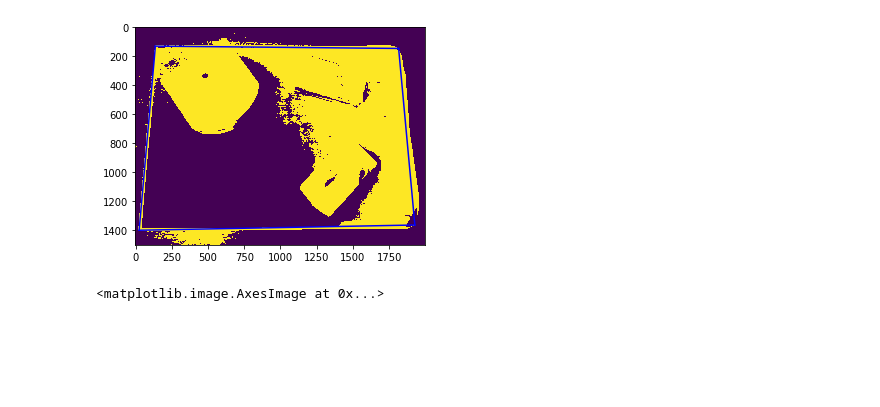
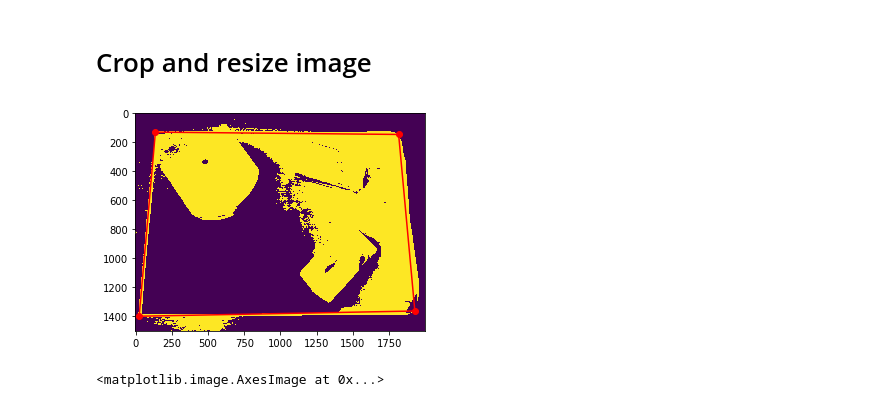
Before and after one commit to RaphLins/basics_of_MB_project, a Jupyter notebook: path_planning_A_star.ipynb, the cells around one changed output. Cells and saved outputs as stored; diff of their text form; code cells hidden in the pictures; blank space fills up the shorter version.

```diff
--- a/path_planning_A_star.ipynb
+++ b/path_planning_A_star.ipynb
@@ -1,3 +1,5 @@
+# %% [markdown]
+# Crop and resize image
 # %%
 import cv2
 import math
@@ -8,35 +10,36 @@ img = cv2.imread('images/track3.jpg', cv2.IMREAD_COLOR)
 (b, g, r) = cv2.split(img)
 _,threshold = cv2.threshold(b, 80, 255,
                             cv2.THRESH_BINARY)
 
 plt.imshow(threshold)
 
 # Detecting shapes in image by selecting region
 # with same colors or intensity.
 contours,_=cv2.findContours(threshold, cv2.RETR_TREE,cv2.CHAIN_APPROX_SIMPLE)
 
 board = None
 
 # Searching through every region selected to
 # find the required polygon.
 for cnt in contours :
     area = cv2.contourArea(cnt)
 
     # Shortlisting the regions based on there area.
     if area > 40000:
         approx = cv2.approxPolyDP(cnt,
                                   0.015
                                   * cv2.arcLength(cnt, True), True)
         if len(approx) == 4:
             board = approx
 
 n= len(board)
 for i in range(n):
     vertice1 = board[i][0]
     vertice2 = board[(i+1)%n][0]
-    plt.plot((vertice1[0], vertice2[0]), (vertice1[1], vertice2[1]), 'b')
+    plt.scatter(vertice1[0], vertice1[1], c='r')
+    plt.plot((vertice1[0], vertice2[0]), (vertice1[1], vertice2[1]), 'r')
 # %% [output]
-[figure, old version]
+[figure, new version]
 # %%
 img = cv2.imread('images/track3.jpg', cv2.IMREAD_GRAYSCALE)
 pts0 = np.float32(board)
```
Also changed, not shown: parts of 7 cells of this notebook.
